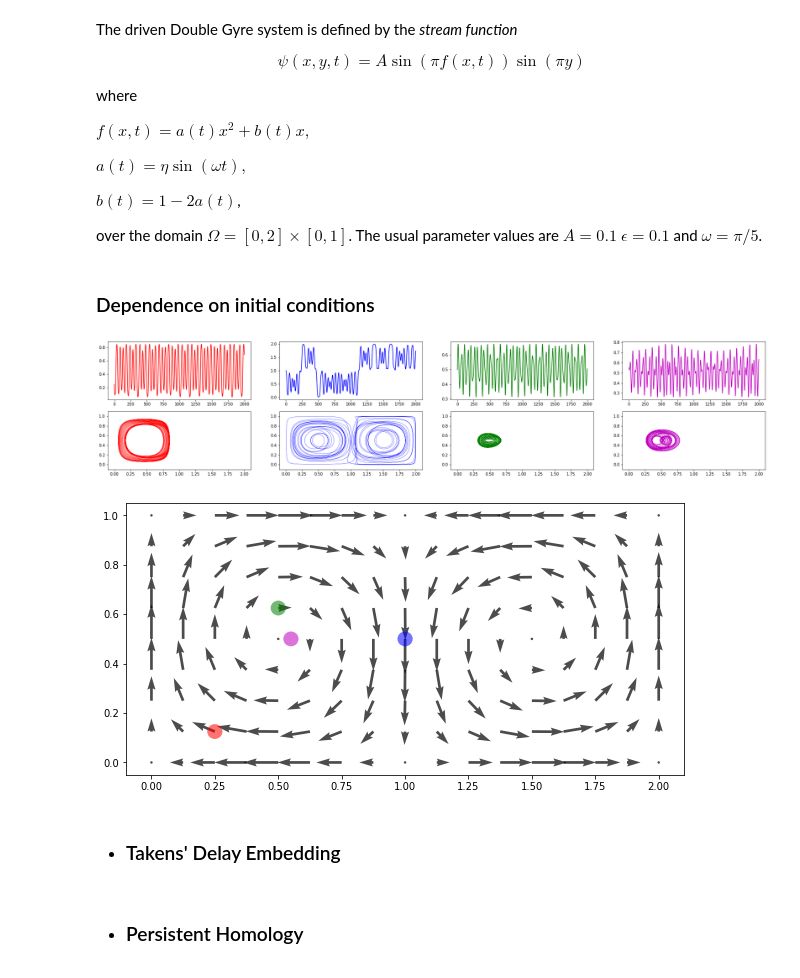
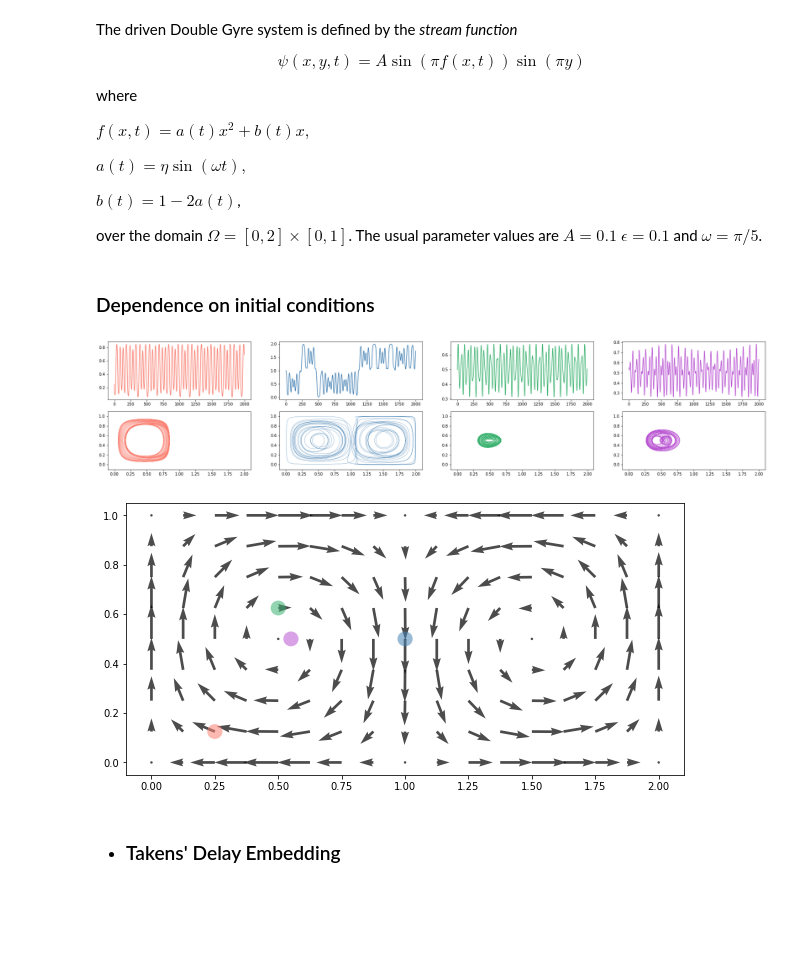
Before and after one commit to ximenafernandez/topology_fluids, a Jupyter notebook: Double_Gyre.ipynb, the cells around one changed output. Cells and saved outputs as stored; diff of their text form; code cells hidden in the pictures; blank space fills up the shorter version.

```diff
--- a/Double_Gyre.ipynb
+++ b/Double_Gyre.ipynb
@@ -52,30 +52,30 @@ def simulate_Double_Gyre(x0, y0, tmax, n):
     f = odeint(double_gyre, (x0, y0), t)
     x, y = f.T
     return x,y
-# %% [markdown]
-### Dependence on initial conditions
+# %% [markdown]
+### Dependence on initial conditions
 # %%
 import pylab as plt
 
 # initial conditions
 P = [(0.25, 0.125), (1, 0.5), (0.5, 0.625), (0.55, 0.5)]
-col = ['r','b','g', 'm']
+col = ['salmon','steelblue','mediumseagreen', 'mediumorchid']
 x = []
 y = []
 
 fig = plt.figure(figsize=(30,6))
 for i in range(len(P)):
     X,Y = simulate_Double_Gyre(P[i][0], P[i][1], tmax, n)
     x.append(X)
     y.append(Y)
     ax1 = fig.add_subplot(241+i)
     ax1.plot(x[i], c = col[i])
     ax2 = fig.add_subplot(245+i)
     ax2.set_xlim(-0.1,2.1)
     ax2.set_ylim(-0.1,1.1)
     ax2.plot(x[i], y[i], linewidth = 0.5, c = col[i])
 # %% [output]
-[figure, old version]
+[figure, new version]
 # %%
 import matplotlib.animation as animation
 
@@ -121,7 +121,7 @@ ani = animation.FuncAnimation(fig, animate,
 
 plt.show()
 # %% [output]
-[figure, old version]
+[figure, new version]
 # %%
 Writer = animation.writers['ffmpeg']
 writer = Writer(fps=25, metadata=dict(artist='Me'), bitrate=1800)
@@ -132,2 +129,0 @@ ani.save('figures/animation_double_gyre.gif', writer = 'pillow')
-# %% [markdown]
-* ### Takens' Delay Embedding
@@ -134,3 +132,5 @@ ani.save('figures/animation_double_gyre.gif', writer = 'pillow')
+# %% [markdown]
+* ### Takens' Delay Embedding
 # %%
 def delay_embedding(s, T, d, step=1):
     '''
@@ -159,2 +152,0 @@ for i in range(len(P)):
-# %% [markdown]
-* ### Persistent Homology
```
Also changed, not shown: parts of 11 cells of this notebook.
